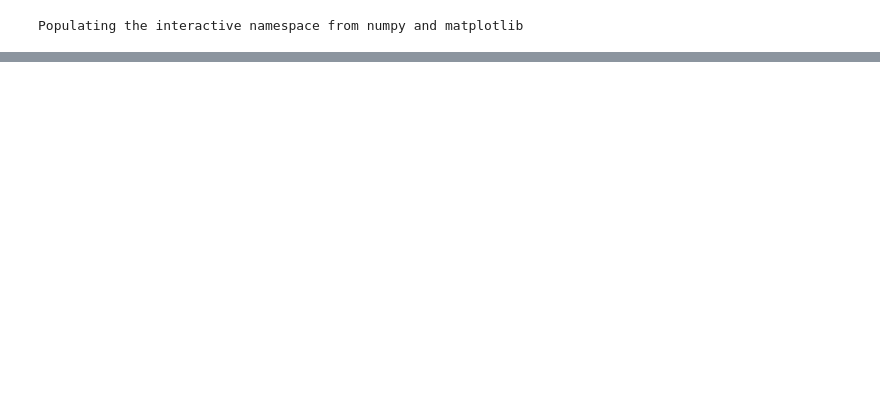
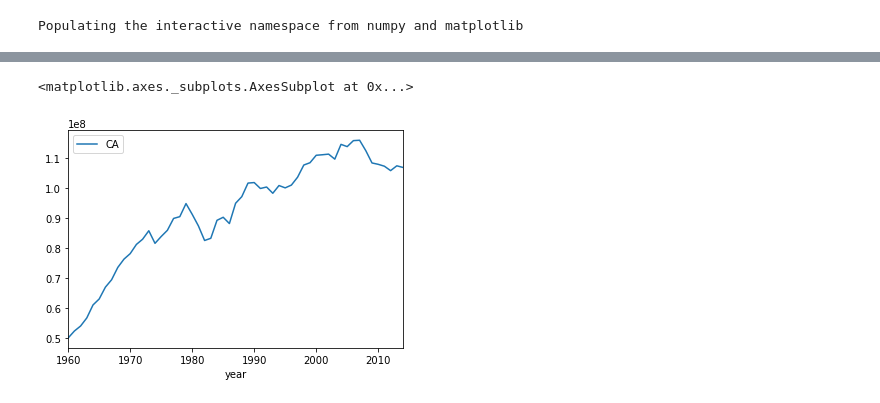
Before and after one commit to JackNDwyer/Capstone, a Jupyter notebook: Capstone_Analysis.ipynb, the cells around one changed output, grey strips where cells are left out. Saved outputs shown, nothing was run; the diff lists cells and outputs as text; code cells hidden in the pictures; blank space fills up the shorter version.

```diff
--- a/Capstone_Analysis.ipynb
+++ b/Capstone_Analysis.ipynb
@@ -10,3 +12,4 @@ from sklearn.linear_model import LinearRegression, LogisticRegression
 Populating the interactive namespace from numpy and matplotlib
 # %%
 #take a linear regression by state
+st_gen = pd.read_csv('by_st_gen.csv')
@@ -12,0 +32,12 @@ Populating the interactive namespace from numpy and matplotlib
+# %%
+ca = st_gen[['year','CA']]
+tx = st_gen[['year','TX']]
+pa = st_gen[['year','PA']]
+wa = st_gen[['year','WA']]
+ny = st_gen[['year','NY']]
+fl = st_gen[['year','FL']]
+# %%
+ca.plot(x = 'year',y = 'CA')
+# %% [output]
+<matplotlib.axes._subplots.AxesSubplot at 0x...>
+[figure, added]
```
Also changed, not shown: parts of 47 cells of this notebook.
